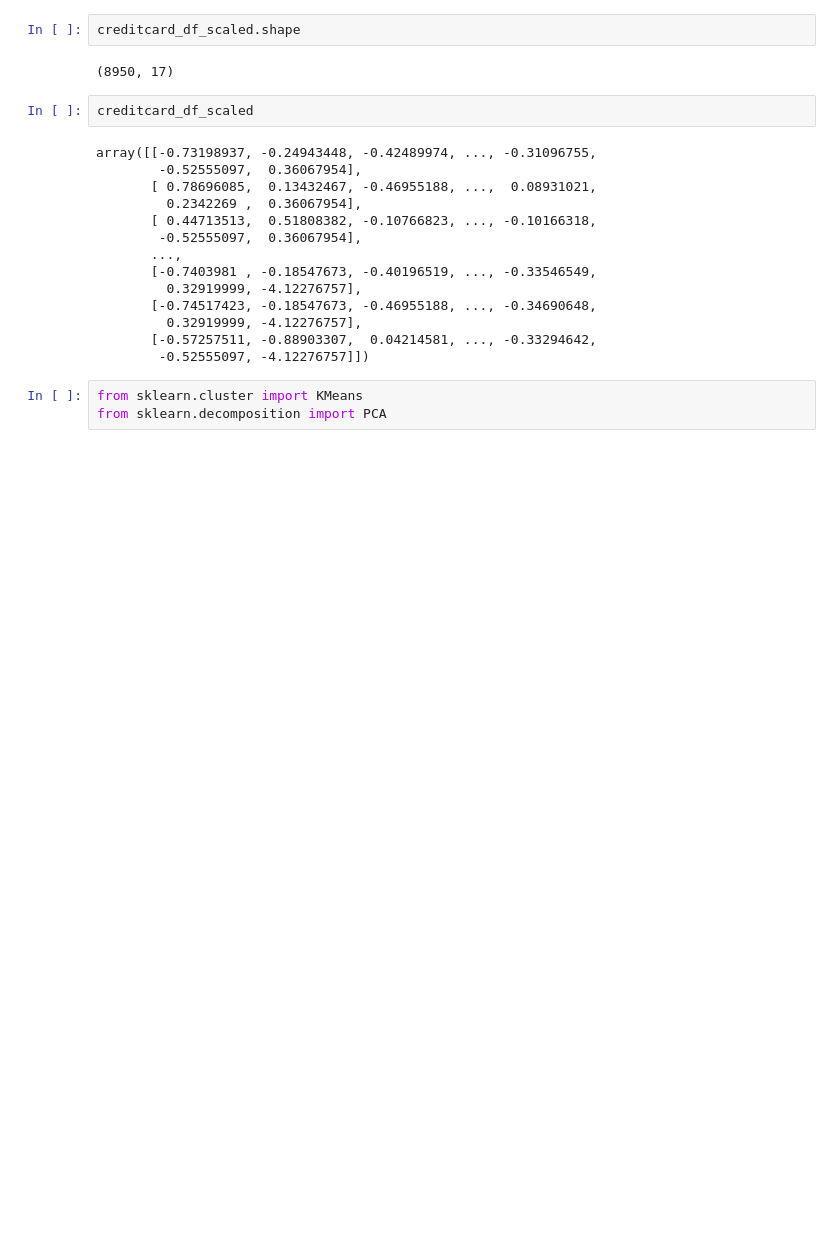
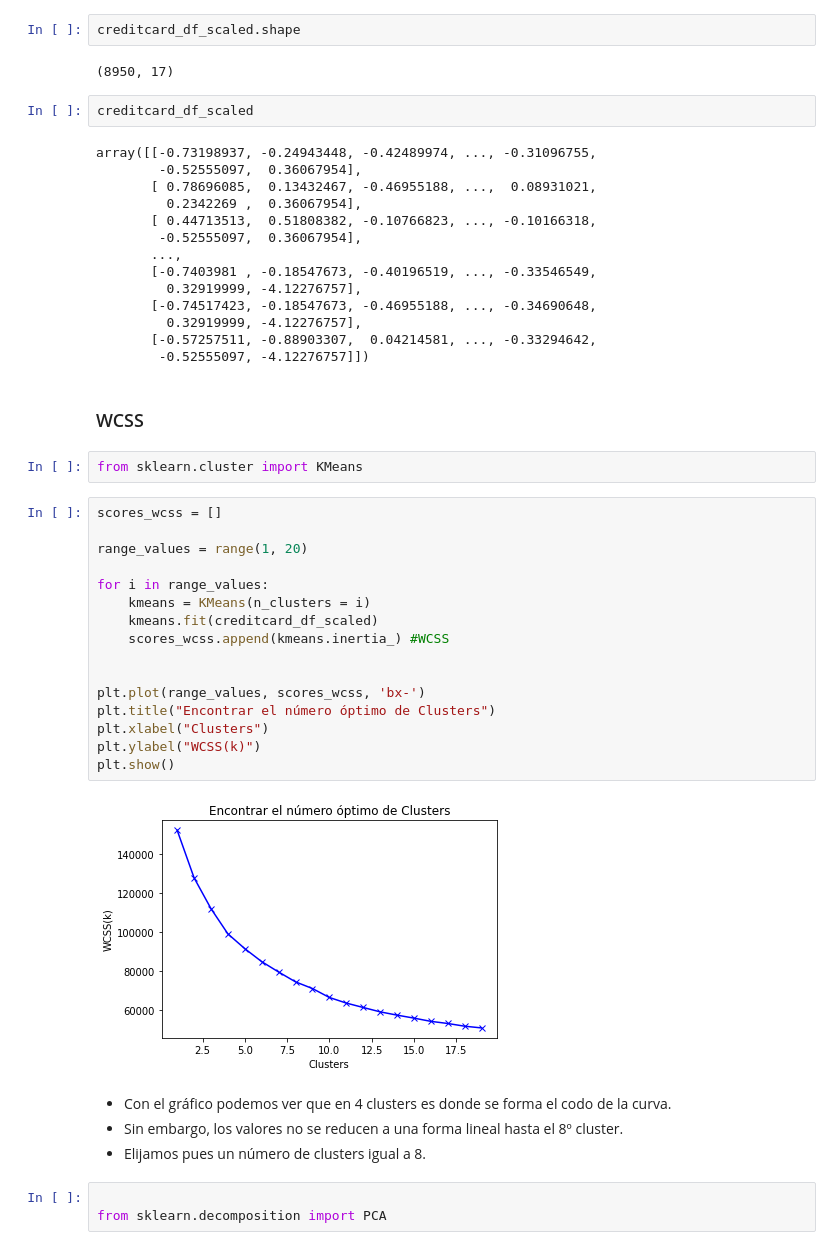
Before and after one commit to FaustinoAndres/customer_classification_with_K-Means, a Jupyter notebook: customer_classification_with_K-Means.ipynb, the cells around one changed output. Drawn from its saved outputs; the diff is of its cells as text; blank space fills up the shorter version.

```diff
--- a/customer_classification_with_K-Means.ipynb
+++ b/customer_classification_with_K-Means.ipynb
@@ -300,9 +300,35 @@ array([[-0.73198937, -0.24943448, -0.42489974, ..., -0.31096755,
          0.32919999, -4.12276757],
        [-0.57257511, -0.88903307,  0.04214581, ..., -0.33294642,
         -0.52555097, -4.12276757]])
+# %% [markdown]
+### WCSS
 # %%
 from sklearn.cluster import KMeans
-from sklearn.decomposition import PCA
+# %%
+scores_wcss = []
+
+range_values = range(1, 20)
+
+for i in range_values:
+    kmeans = KMeans(n_clusters = i)
+    kmeans.fit(creditcard_df_scaled)
+    scores_wcss.append(kmeans.inertia_) #WCSS
+
+
+plt.plot(range_values, scores_wcss, 'bx-')
+plt.title("Encontrar el número óptimo de Clusters")
+plt.xlabel("Clusters")
+plt.ylabel("WCSS(k)")
+plt.show()
+# %% [output]
+[figure, added]
+# %% [markdown]
+- Con el gráfico podemos ver que en 4 clusters es donde se forma el codo de la curva.
+- Sin embargo, los valores no se reducen a una forma lineal hasta el 8º cluster.
+- Elijamos pues un número de clusters igual a 8.
+# %%
+
+from sklearn.decomposition import PCA
 # %% [markdown]
 <a style='text-decoration:none;line-height:16px;display:flex;color:#5B5B62;padding:10px;justify-content:end;' href='https://deepnote.com?utm_source=created-in-deepnote-cell&projectId=411b8b93-d907-447c-b9ee-0c6a1d3e8371' target="_blank">
 <img alt='Created in deepnote.com' style='display:inline;max-height:16px;margin:0px;margin-right:7.5px;' src='embedded-picture-1' > </img>
```
